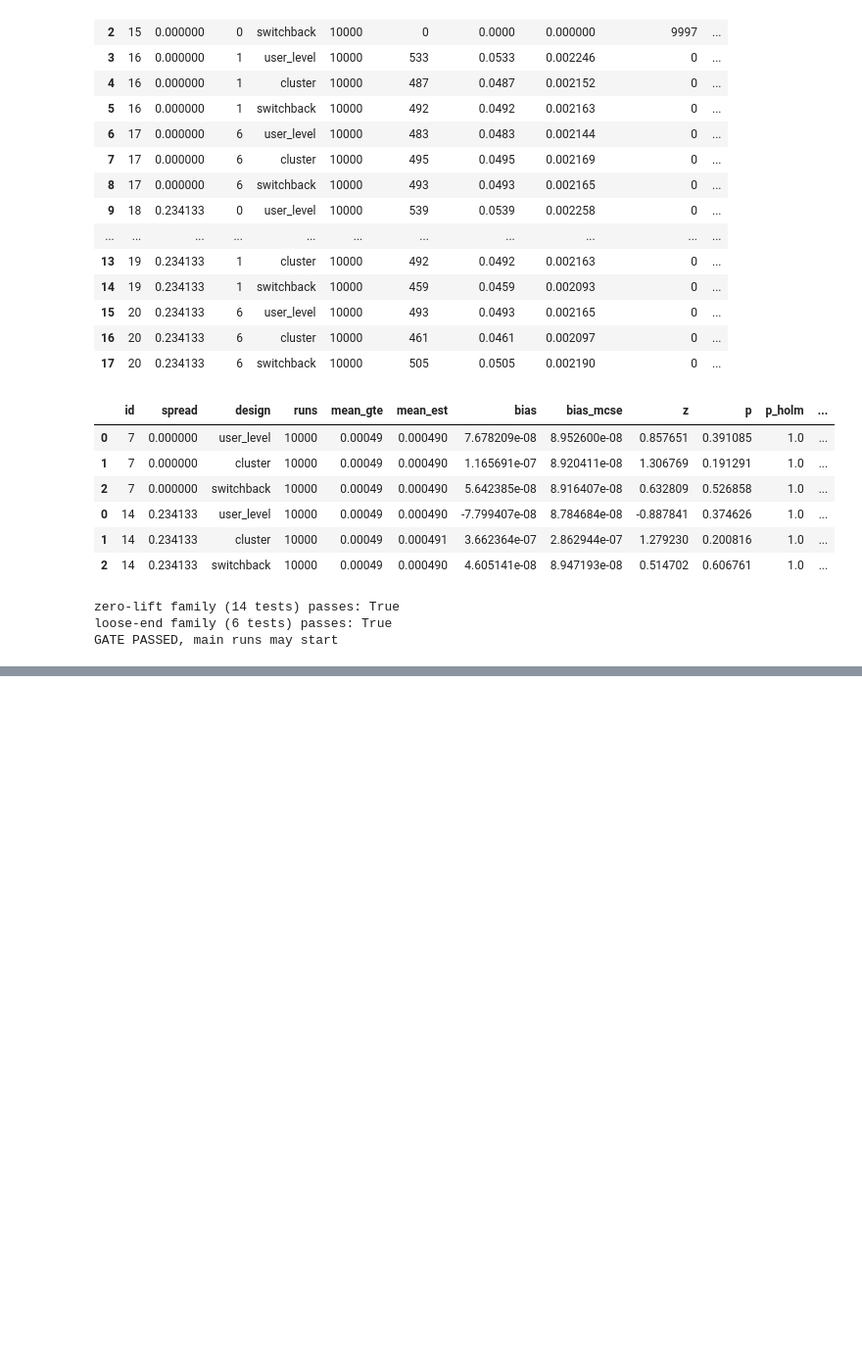
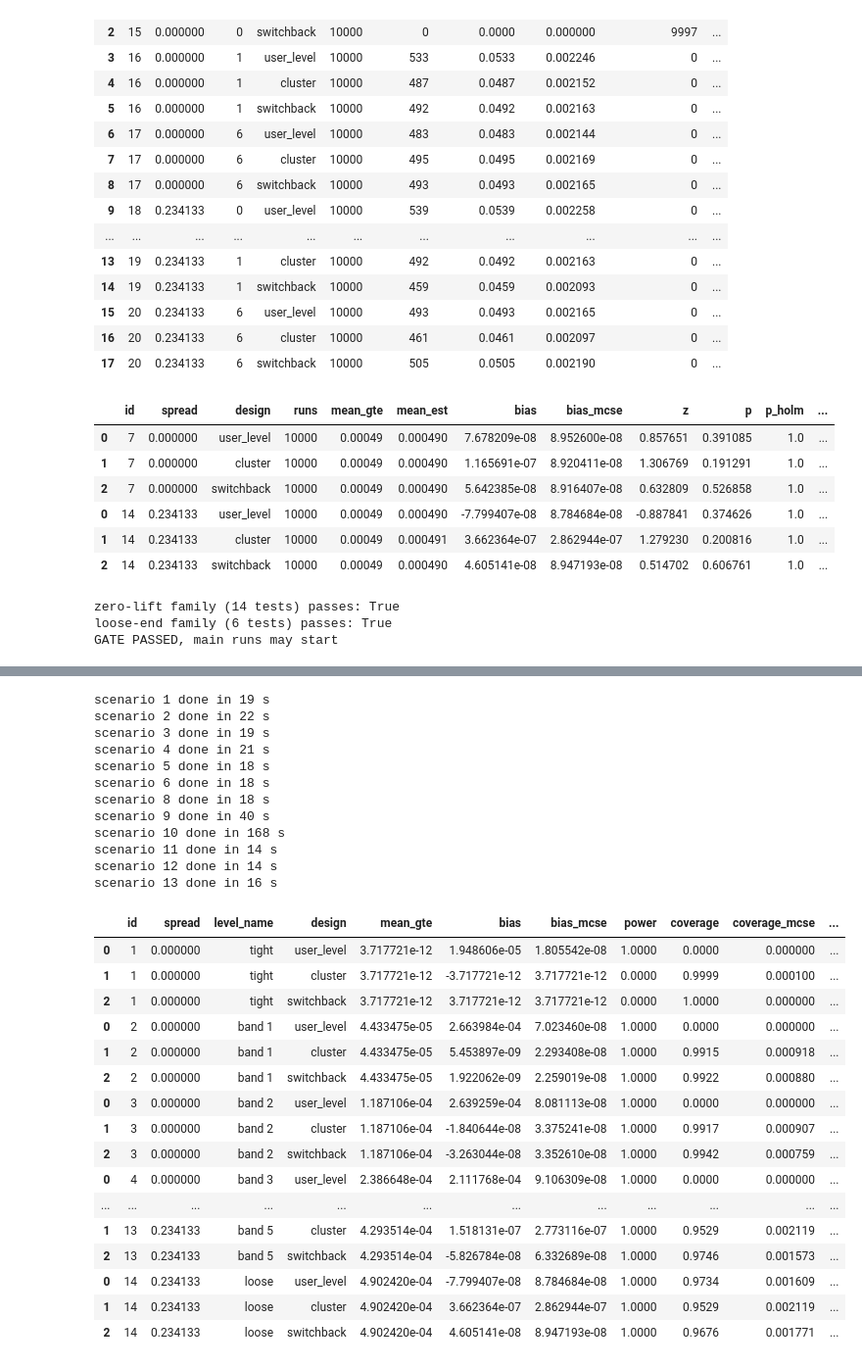
Before and after one commit to luisesparza3347/ab-testing-experiments, a Jupyter notebook: notebooks/04_interference_sim.ipynb, the cells around one changed output, grey strips where cells are left out. Shown at 98% size. Cells and saved outputs as stored; diff of their text form; code cells hidden in the pictures; blank space fills up the shorter version.

```diff
--- a/notebooks/04_interference_sim.ipynb
+++ b/notebooks/04_interference_sim.ipynb
@@ -283,0 +294,50 @@ GATE PASSED, main runs may start
+# %%
+LEVEL_NAMES = ["tight", "band 1", "band 2", "band 3", "band 4", "band 5", "loose"]
+main_ids = list(range(1, 15))
+for sid in main_ids:
+    if sid not in per_run:
+        t0 = time.time()
+        per_run[sid] = run(sid)
+        print(f"scenario {sid} done in {time.time() - t0:.0f} s")
+
+
+def summarize_ids(ids):
+    out = pd.concat([sim.summarize(per_run[i]).assign(id=i) for i in ids]).merge(scenarios, left_on="id", right_index=True)
+    out["level_name"] = out.level.map(dict(enumerate(LEVEL_NAMES)))
+    out["not_interpretable"] = (out.level == 0) & out.design.isin(["cluster", "switchback"])
+    return out
+
+
+main = summarize_ids(main_ids)
+main.to_csv(TABLES / "sim_main_summary.csv", index=False)
+main[["id", "spread", "level_name", "design", "mean_gte", "bias", "bias_mcse", "power", "coverage", "coverage_mcse", "degenerate_runs"]]
+# %% [output]
+scenario 1 done in 19 s
+scenario 2 done in 22 s
+scenario 3 done in 19 s
+scenario 4 done in 21 s
+scenario 5 done in 18 s
+scenario 6 done in 18 s
+scenario 8 done in 18 s
+scenario 9 done in 40 s
+scenario 10 done in 168 s
+scenario 11 done in 14 s
+scenario 12 done in 14 s
+scenario 13 done in 16 s
+|  | id | spread | level_name | design | mean_gte | bias | bias_mcse | power | coverage | coverage_mcse | ... |
+| 0 | 1 | 0.000000 | tight | user_level | 3.717721e-12 | 1.948606e-05 | 1.805542e-08 | 1.0000 | 0.0000 | 0.000000 | ... |
+| 1 | 1 | 0.000000 | tight | cluster | 3.717721e-12 | -3.717721e-12 | 3.717721e-12 | 0.0000 | 0.9999 | 0.000100 | ... |
+| 2 | 1 | 0.000000 | tight | switchback | 3.717721e-12 | 3.717721e-12 | 3.717721e-12 | 0.0000 | 1.0000 | 0.000000 | ... |
+| 0 | 2 | 0.000000 | band 1 | user_level | 4.433475e-05 | 2.663984e-04 | 7.023460e-08 | 1.0000 | 0.0000 | 0.000000 | ... |
+| 1 | 2 | 0.000000 | band 1 | cluster | 4.433475e-05 | 5.453897e-09 | 2.293408e-08 | 1.0000 | 0.9915 | 0.000918 | ... |
+| 2 | 2 | 0.000000 | band 1 | switchback | 4.433475e-05 | 1.922062e-09 | 2.259019e-08 | 1.0000 | 0.9922 | 0.000880 | ... |
+| 0 | 3 | 0.000000 | band 2 | user_level | 1.187106e-04 | 2.639259e-04 | 8.081113e-08 | 1.0000 | 0.0000 | 0.000000 | ... |
+| 1 | 3 | 0.000000 | band 2 | cluster | 1.187106e-04 | -1.840644e-08 | 3.375241e-08 | 1.0000 | 0.9917 | 0.000907 | ... |
+| 2 | 3 | 0.000000 | band 2 | switchback | 1.187106e-04 | -3.263044e-08 | 3.352610e-08 | 1.0000 | 0.9942 | 0.000759 | ... |
+| 0 | 4 | 0.000000 | band 3 | user_level | 2.386648e-04 | 2.111768e-04 | 9.106309e-08 | 1.0000 | 0.0000 | 0.000000 | ... |
+| ... | ... | ... | ... | ... | ... | ... | ... | ... | ... | ... | ... |
+| 1 | 13 | 0.234133 | band 5 | cluster | 4.293514e-04 | 1.518131e-07 | 2.773116e-07 | 1.0000 | 0.9529 | 0.002119 | ... |
+| 2 | 13 | 0.234133 | band 5 | switchback | 4.293514e-04 | -5.826784e-08 | 6.332689e-08 | 1.0000 | 0.9746 | 0.001573 | ... |
+| 0 | 14 | 0.234133 | loose | user_level | 4.902420e-04 | -7.799407e-08 | 8.784684e-08 | 1.0000 | 0.9734 | 0.001609 | ... |
+| 1 | 14 | 0.234133 | loose | cluster | 4.902420e-04 | 3.662364e-07 | 2.862944e-07 | 1.0000 | 0.9529 | 0.002119 | ... |
+| 2 | 14 | 0.234133 | loose | switchback | 4.902420e-04 | 4.605141e-08 | 8.947193e-08 | 1.0000 | 0.9676 | 0.001771 | ... |
```
Also changed, not shown: parts of 10 cells of this notebook, 6 other files.
